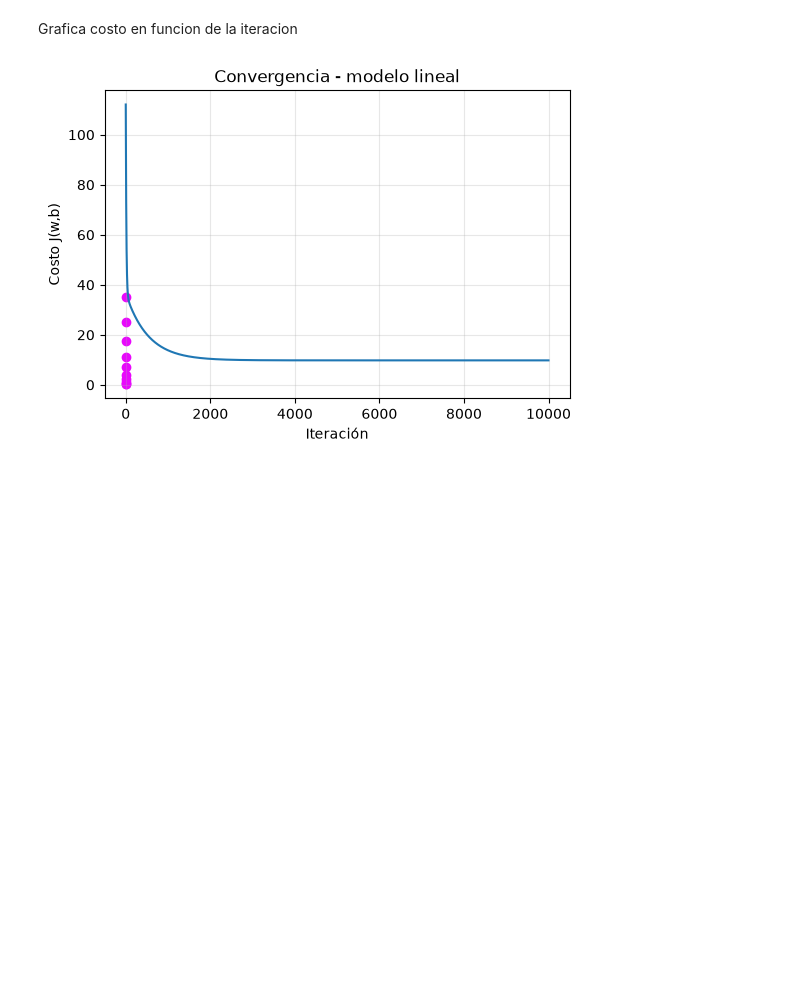
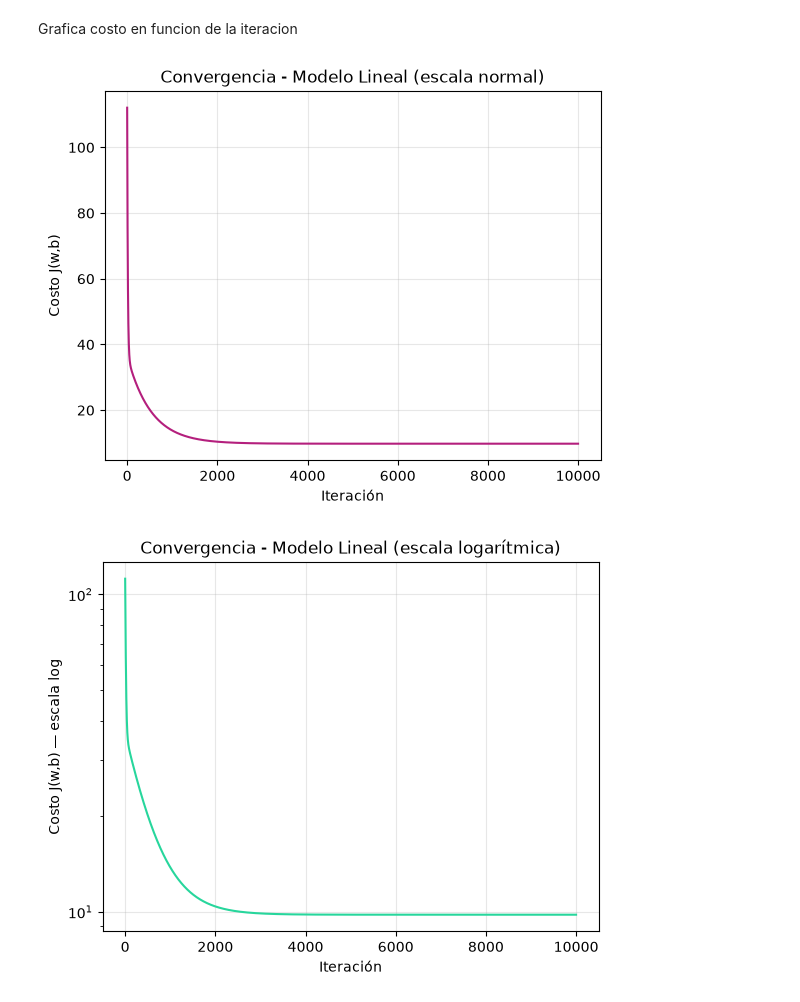
Before and after one commit to LuizaGonzalez/AI-and-Regression-Refresher, a Jupyter notebook: stellar_luminosity_hands_on.ipynb, the cells around one changed output. Drawn from its saved outputs; the diff is of its cells as text; code cells hidden in the pictures; blank space fills up the shorter version.

```diff
--- a/stellar_luminosity_hands_on.ipynb
+++ b/stellar_luminosity_hands_on.ipynb
@@ -182,13 +197,21 @@ print("Costo final: ", cost_lin[-1])
 # %% [markdown]
 Grafica costo en funcion de la iteracion
 # %%
-plt.figure(figsize = (6,4))
-plt.scatter(mass, luminosity, color="#E808FC")
-plt.plot(cost_lin)
+plt.figure()
+plt.plot(it_lin, cost_lin, color="#B41F7D")
 plt.xlabel("Iteración")
 plt.ylabel("Costo J(w,b)")
-plt.title("Convergencia - modelo lineal")
-plt.grid(True, alpha = 0.3)
+plt.title("Convergencia - Modelo Lineal (escala normal)")
+plt.grid(True, alpha=0.3)
 plt.show()
+
+plt.figure()
+plt.semilogy(it_lin, cost_lin, color="#27D69C")
+plt.xlabel("Iteración")
+plt.ylabel("Costo J(w,b) — escala log")
+plt.title("Convergencia - Modelo Lineal (escala logarítmica)")
+plt.grid(True, alpha=0.3)
+plt.show()
 # %% [output]
-[figure, old version]
+[figure, new version]
+[figure, added]
```
Also changed, not shown: parts of 6 cells of this notebook.
